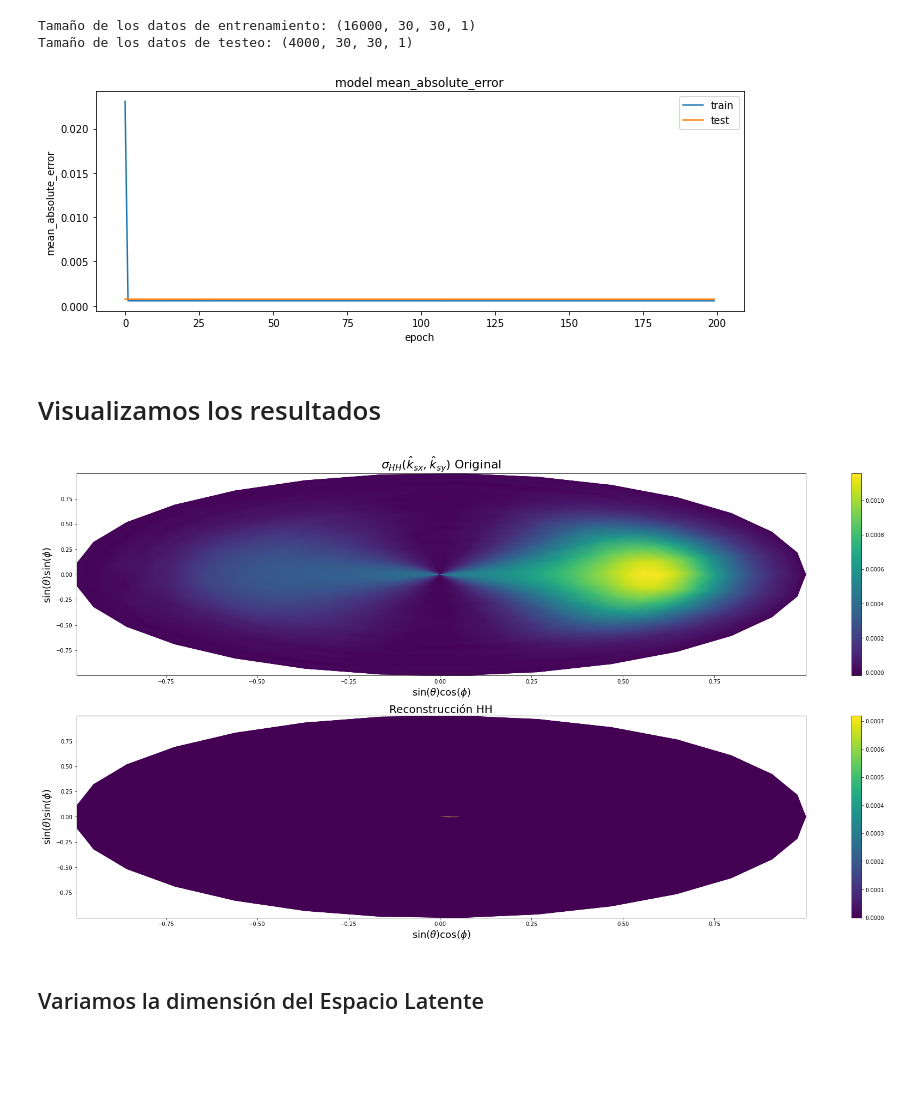
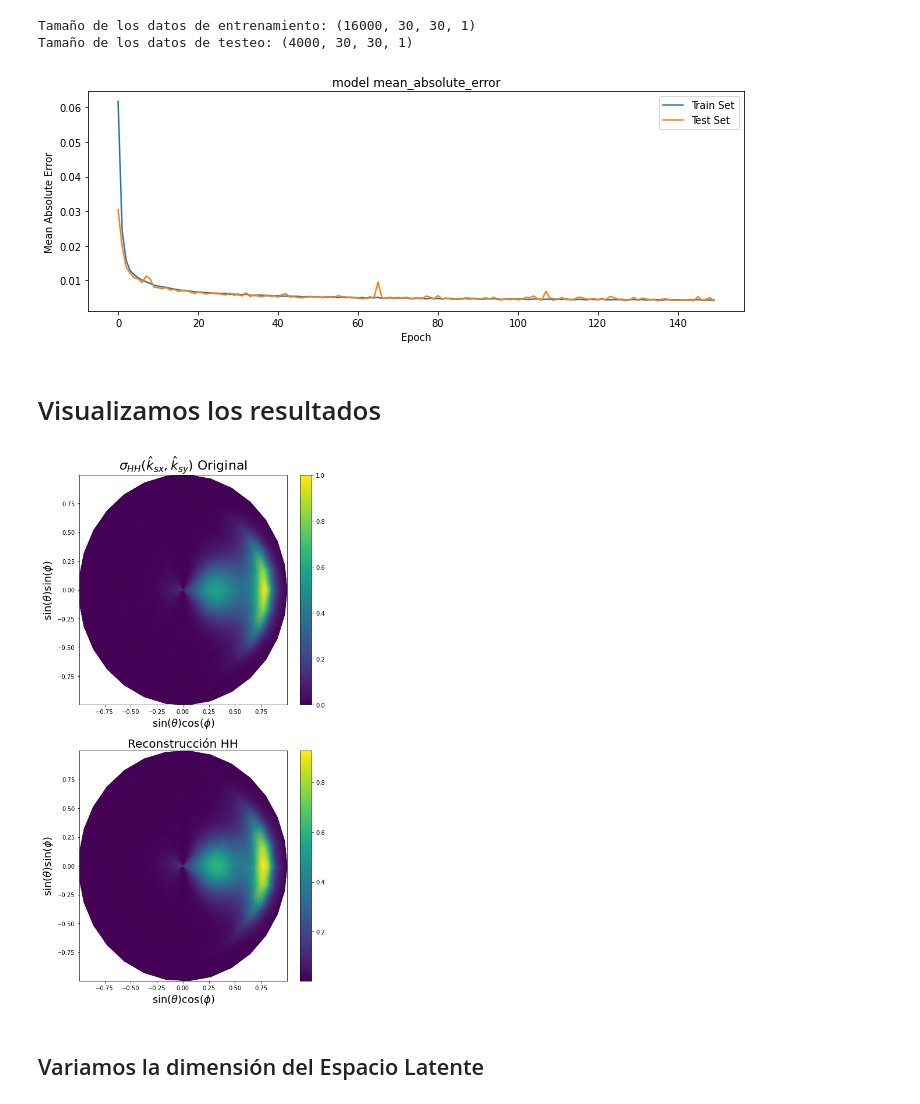
Before and after one commit to jotavecorta/DeepScatteringModels, a Jupyter notebook: DLSM/small_slope_approx/ConvAutoencoder_SSA_HH.ipynb, the cells around one changed output. Cells and saved outputs as stored; diff of their text form; code cells hidden in the pictures; blank space fills up the shorter version.

```diff
--- a/DLSM/small_slope_approx/ConvAutoencoder_SSA_HH.ipynb
+++ b/DLSM/small_slope_approx/ConvAutoencoder_SSA_HH.ipynb
@@ -45,6 +45,9 @@ ky = np.sin(THETA)*np.sin(PHI)
 rng = np.random.default_rng()
 sigma = np.zeros((realizations, PHI.shape[0], PHI.shape[1]))
 
+# Defino una función para normalizar los datos
+def MinMax(tensor):
+    return (tensor - np.min(tensor)) / (np.max(tensor) - np.min(tensor))
 
 for i in range(realizations):
     # Genero una tira de indices aleatorios
@@ -69,7 +72,7 @@ for i in range(realizations):
     # Cuenta cantidad de NaNs
     cond = np.count_nonzero(np.isnan(s_hh_noise))
     if cond == 0:
-        sigma[i, :, :] = s_hh_noise
+        sigma[i, :, :] = MinMax(s_hh_noise)
     else:
         raise ValueError(f'Input contains NaN, infinity or a value too large for {s_hh_noise.dtype}')
 # %%
@@ -119,7 +123,3 @@ Tamaño de los datos de entrenamiento: (16000, 30, 30)
 Tamaño de los datos de testeo: (4000, 30, 30)
 # %% [markdown]
 Normalizo los datos haciendo un MinMaxScaler manual.
-# %%
-# Normalizo entre muestras
-sigma_train = sigma_train/np.madd .ax(np.abs(sigma_train))
-sigma_test = sigma_test/np.max(np.abs(sigma_test))
@@ -203,12 +287,13 @@ print(f'Tamaño de los datos de testeo: {sigma_test.shape}')
 Tamaño de los datos de entrenamiento: (16000, 30, 30, 1)
 Tamaño de los datos de testeo: (4000, 30, 30, 1)
 # %%
-autoencoder = ConvAutoencoder(4)
+autoencoder = ConvAutoencoder(14)
 autoencoder.compile(optimizer='adam', loss=losses.MeanSquaredError(),
                     metrics=['mean_absolute_error', 'mean_squared_error'])
+
 history = autoencoder.fit(sigma_train, sigma_train,
-            epochs = 200,
-            batch_size = 30,
+            epochs = 150,
+            batch_size = 32,
             verbose = 0,
             validation_data=(sigma_test, sigma_test))
 
@@ -218,13 +303,13 @@ plt.subplot(1,1,1)
 plt.plot(history.history['mean_absolute_error'])
 plt.plot(history.history['val_mean_absolute_error'])
 plt.title('model mean_absolute_error')
-plt.ylabel('mean_absolute_error')
-plt.xlabel('epoch')
-plt.legend(['train', 'test'])
+plt.ylabel('Mean Absolute Error')
+plt.xlabel('Epoch')
+plt.legend(['Train Set', 'Test Set'])
 plt.tight_layout()
 plt.show()
 # %% [output]
-[figure, old version]
+[figure, new version]
 # %%
 # Guardamos los pesos de la red entrenada
 import os
@@ -241,35 +326,34 @@ decoded_imgs = autoencoder.decoder(encoded_imgs).numpy()
 
 n = 1
 pol = {0: "HH", 1: "HV", 2: "VV"}
 index = rng.integers(sigma_test.shape[0])
 
-fig = plt.figure(figsize=(8, 15))
+fig = plt.figure(figsize=(8, 16))
 for i in range(n):
     # Imagen original
     s = sigma_test[index, :, :, 0]
     s_min, s_max = s.min(), s.max()
     ax = plt.subplot(2, n, i + 1)
     c1 = ax.pcolormesh(kx, ky, s, shading = 'gouraud')
     plt.title(f"$\sigma_{{{pol[i]}}}(\hat{{k}}_{{sx}},\hat{{k}}_{{sy}})$ Original", fontsize = 22)
     plt.xlabel(r"$\sin(\theta)\cos(\phi)$", fontsize = 18)
     plt.ylabel(r"$\sin(\theta)\sin(\phi)$", fontsize = 18)
     ax.axis([kx.min(), kx.max(), ky.min(), ky.max()])
     fig.colorbar(c1, ax=ax)
 
     # Imagen reconstruida
     s_recons = decoded_imgs[index, :, :, 0]
     s_min, s_max = s_recons.min(), s_recons.max()
     ax = plt.subplot(2, n, i + 1 + n)
     c2 = ax.pcolormesh(kx, ky, s_recons, vmin=s_min,
                        vmax=s_max, shading = 'gouraud')
     plt.title(f"Reconstrucción {pol[i]}", fontsize = 20)
     plt.xlabel(r"$\sin(\theta)\cos(\phi)$", fontsize = 18)
     plt.ylabel(r"$\sin(\theta)\sin(\phi)$", fontsize = 18)
     ax.axis([kx.min(), kx.max(), ky.min(), ky.max()])
     fig.colorbar(c2, ax=ax)
 plt.show()
-tf.keras.backend.clear_session()
 # %% [output]
-[figure, old version]
+[figure, new version]
 # %% [markdown]
 ## Variamos la dimensión del Espacio Latente
```
Also changed, not shown: parts of 12 cells of this notebook, 13 other files.
